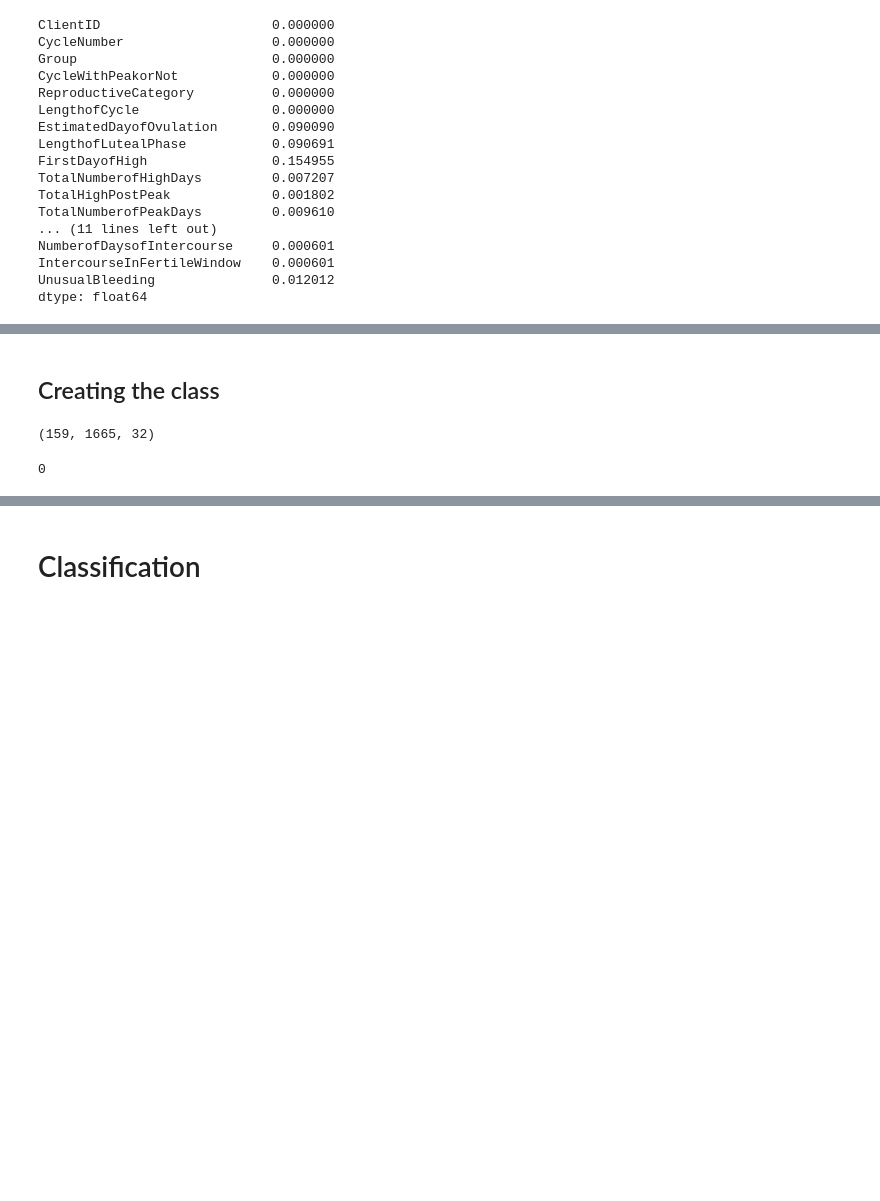
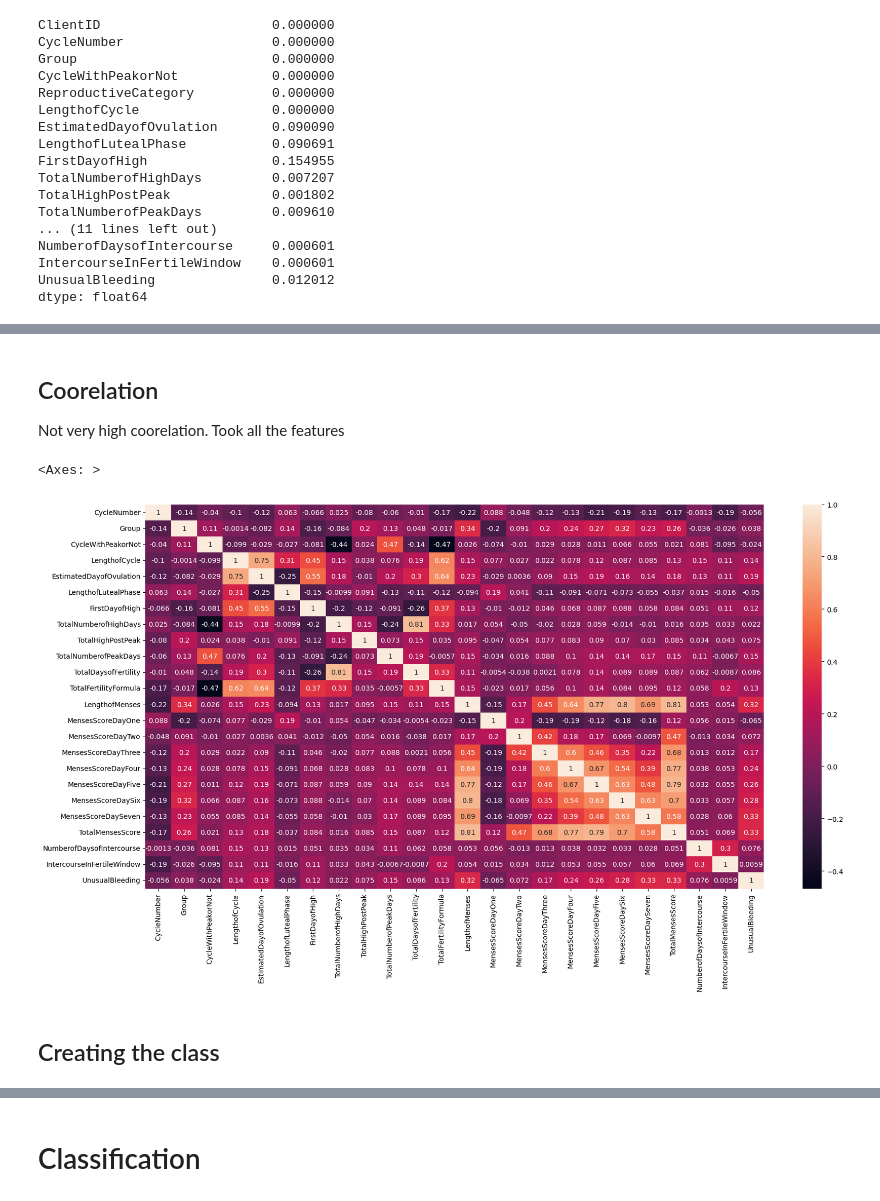
Before and after one commit to shuvo14051/menstrual-cycle-prediction, a Jupyter notebook: Cycle-Prediction-TabNet.ipynb, the cells around one changed output, grey strips where cells are left out. Saved outputs shown, nothing was run; the diff lists cells and outputs as text; code cells hidden in the pictures; blank space fills up the shorter version.

```diff
--- a/Cycle-Prediction-TabNet.ipynb
+++ b/Cycle-Prediction-TabNet.ipynb
@@ -160,3 +159,13 @@ selected_df = selected_df.astype("float")
+# %% [markdown]
+## Coorelation
+Not very high coorelation. Took all the features
+# %%
+corr = df_filled.corr()
+plt.figure(figsize=(20,10))
+sns.heatmap(corr, fmt='.2g', annot=True)
+# %% [output]
+<Axes: >
+[figure, added]
 # %% [markdown]
 ## Creating the class
 # %%
@@ -165,14 +174,3 @@ selected_df['Healthy'] = selected_df['Healthy'].replace({True: 1, False: 0})
-# %%
-n_women = df['ClientID'].nunique()
-n_women, len(df), df['LengthofCycle'].nunique()
-# %% [output]
-(159, 1665, 32)
-# %%
-# Fill the missing values
-df_filled = selected_df.fillna(selected_df.mean())
-sum(df_filled.isnull().sum())
-# %% [output]
-0
 # %%
 df_filled.Healthy.value_counts(normalize=True)
 # %% [output]
```
Also changed, not shown: parts of 63 cells of this notebook, 1 other file.
